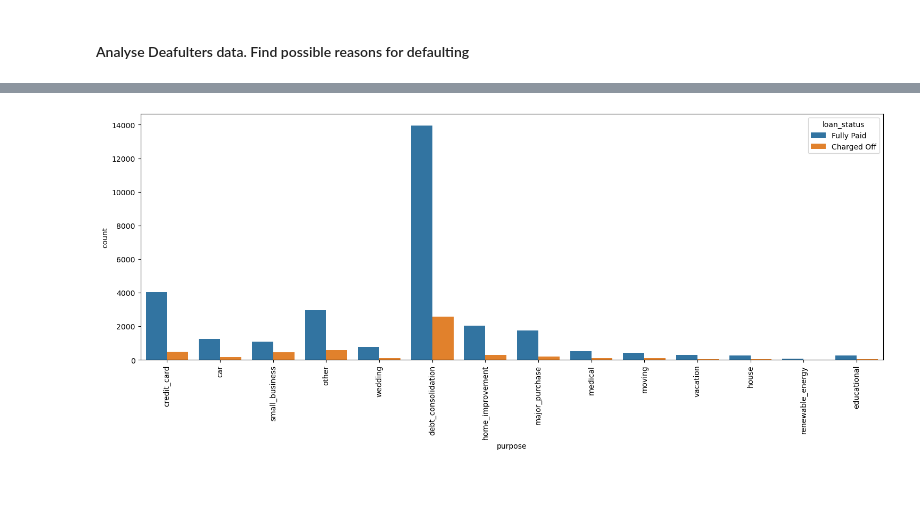
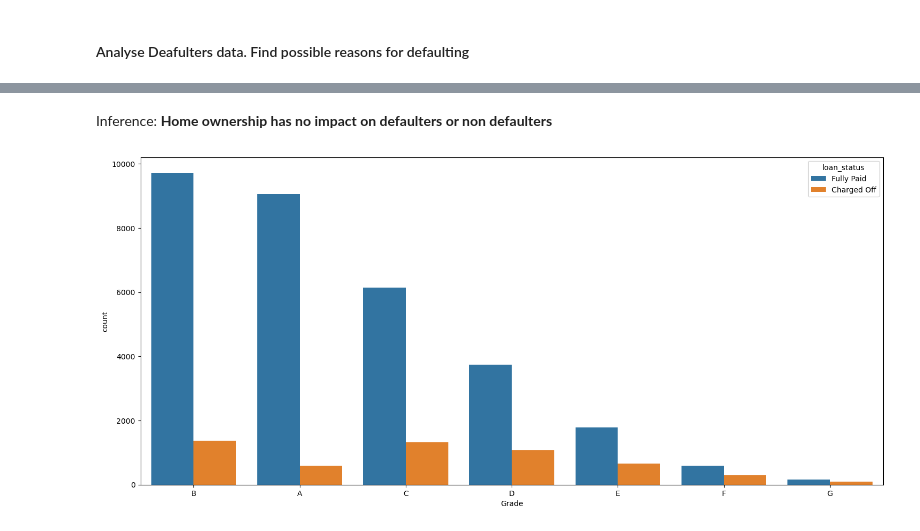
Before and after one commit to kondajji/Lending-Club_CaseStudy_TS, a Jupyter notebook: LendingClubCaseStudy.ipynb, the cells around one changed output, grey strips where cells are left out. Saved outputs shown, nothing was run; the diff lists cells and outputs as text; code cells hidden in the pictures; blank space fills up the shorter version.

```diff
--- a/LendingClubCaseStudy.ipynb
+++ b/LendingClubCaseStudy.ipynb
@@ -123,6 +143,12 @@ loan['issue_date'] = pd.to_datetime(loan['issue_d'], format='%b-%y')
 
 loan.loc[:,'issue_month'] = loan.issue_date.dt.month
 loan.loc[:, 'issue_year'] = loan.issue_date.dt.year
+# %%
+# Additional derived fields
+# Create loan_amnt groups of 5K as derived column
+
+loan['loan_amnt_groups'] = pd.cut(loan['loan_amnt'], bins=7,precision =0,labels=['0-5k','5k-10k','10k-15k','15k-20k','20k-25k','25k-30k','30k-35k'])
+loan['interest_groups'] = pd.cut(loan['int_rate'], bins=5,precision =0,labels=['5-10','10-15','15-20','20-25','25-30'])
 # %% [markdown]
 ### Data Cleaned up so far, lets look at Visualitzation
 
@@ -320,9 +440,11 @@ loan[loan.loan_status == 'Charged Off']
+# %% [markdown]
+Inference: **Home ownership has no impact on defaulters or non defaulters**
 # %%
-#Split by Purpose
+# Split by Grade and Subgrade
 
-plt.figure(figsize=(18,6))
-sns.countplot(x='purpose', data=loan, hue='loan_status')
-plt.xticks(rotation=90)
+plt.figure(figsize=(18,8))
+sns.countplot(x='grade', data=loan, hue='loan_status', order=loan['grade'].value_counts().index)
+plt.xlabel('Grade')
 plt.show()
 # %% [output]
-[figure, old version]
+[figure, new version]
```
Also changed, not shown: parts of 49 cells of this notebook.
